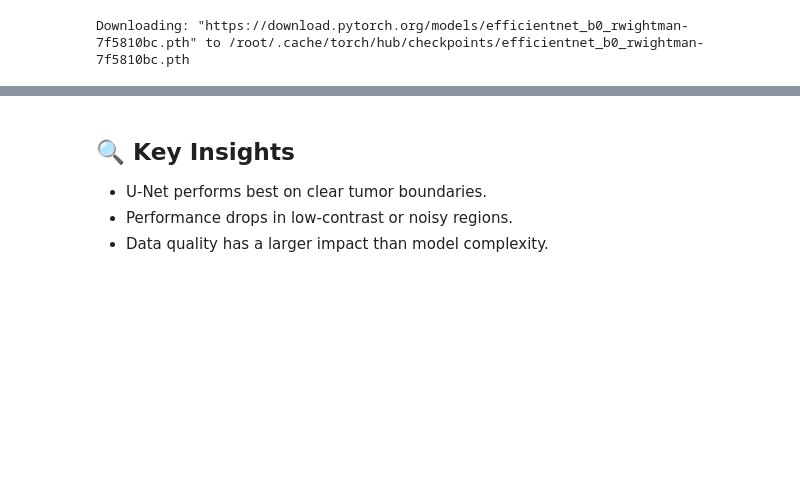
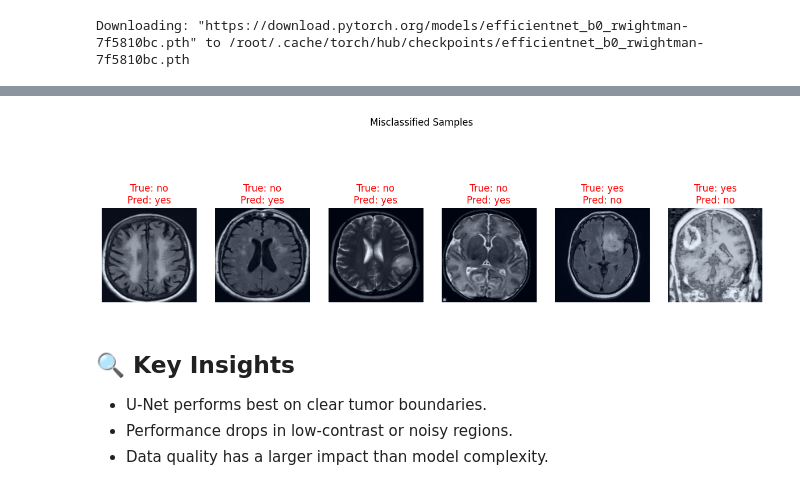
Before and after one commit to aliowx/data-analysis, a Jupyter notebook: brain-tumor-detection.ipynb, the cells around one changed output, grey strips where cells are left out. Cells and saved outputs as stored; diff of their text form; code cells hidden in the pictures; blank space fills up the shorter version.

```diff
--- a/brain-tumor-detection.ipynb
+++ b/brain-tumor-detection.ipynb
@@ -236,3 +264,37 @@ show_predictions(model, val_ds)
+# %%
+def show_misclassified(model, dataset, n=6):
+    model.eval()
+    wrong = []
+
+    for i in range(len(dataset)):
+        img, label = dataset[i]
+        with torch.no_grad():
+            pred = torch.argmax(model(img.unsqueeze(0).to(DEVICE)),1).item()
+        if pred != label:
+            wrong.append((img, label, pred))
+
+    if len(wrong) == 0:
+        print("No misclassified samples!")
+        return
+
+    samples = random.sample(wrong, min(n, len(wrong)))
+
+    plt.figure(figsize=(15,5))
+    for i, (img, label, pred) in enumerate(samples):
+        img_np = img.permute(1,2,0).cpu().numpy()
+        img_np = (img_np - img_np.min()) / (img_np.max() - img_np.min())
+
+        plt.subplot(1, len(samples), i+1)
+        plt.imshow(img_np)
+        plt.axis("off")
+        plt.title(f"True: {classes[label]}\nPred: {classes[pred]}", color="red")
+
+    plt.suptitle("Misclassified Samples")
+    plt.show()
+
+show_misclassified(model, val_ds)
+# %% [output]
+[figure, added]
 # %% [markdown]
 ## 🔍 Key Insights
 - U-Net performs best on clear tumor boundaries.
```
Also changed, not shown: parts of 8 cells of this notebook.
